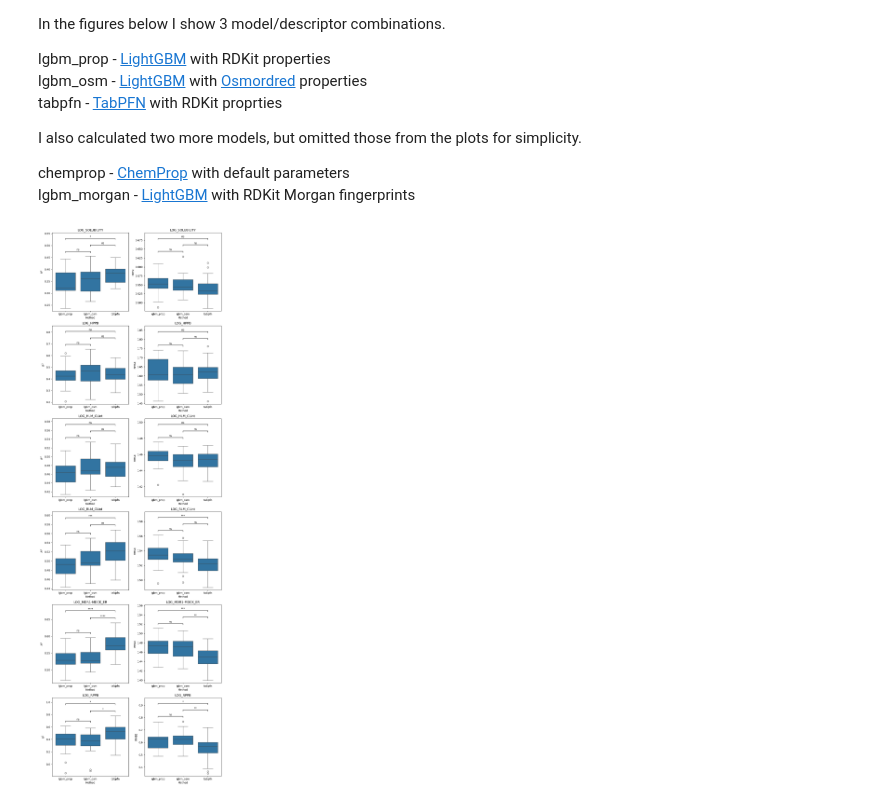
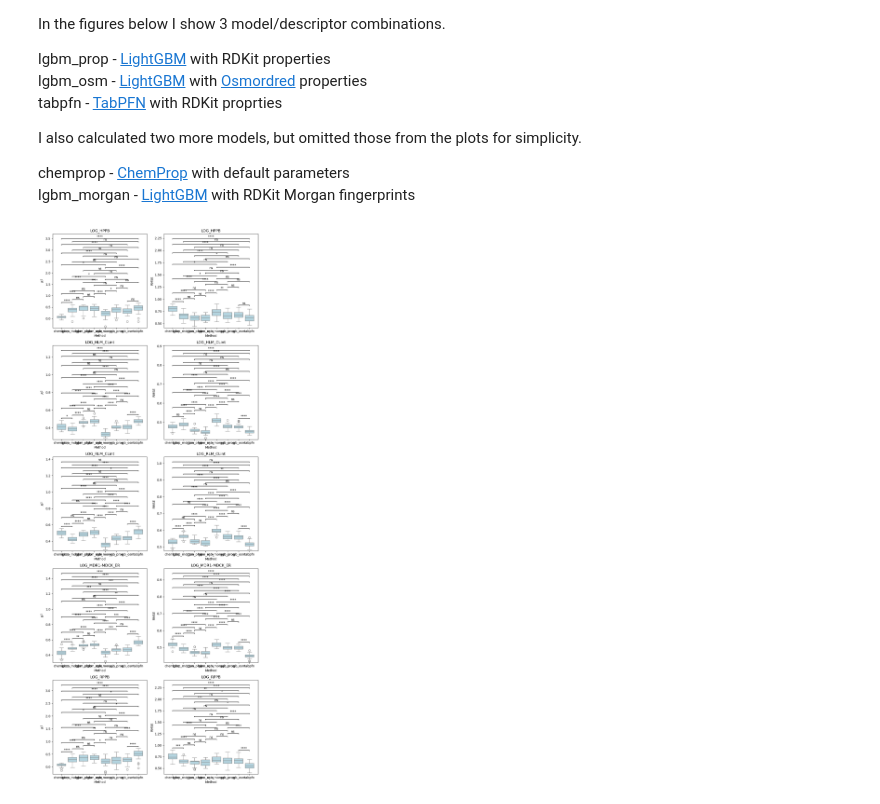
Before and after one commit to PatWalters/practical_cheminformatics_posts, a Jupyter notebook: adme_comparison/tukey_boxplot.ipynb, the cells around one changed output. Cells and saved outputs as stored; diff of their text form; code cells hidden in the pictures.

```diff
--- a/adme_comparison/tukey_boxplot.ipynb
+++ b/adme_comparison/tukey_boxplot.ipynb
@@ -70,7 +70,7 @@ def evaluate_hsd(df_in: pd.DataFrame, stat_col: str, method_col: str) -> None:
     print(hsd_res)
     _ = hsd_res.plot_simultaneous(figsize=(5, 3))
 
-def tukey_boxplot(df_in: pd.DataFrame, x_col: str, y_col: str, x_label: str, y_label: str, ax: plt.Axes, title: str = "") -> None:
+def tukey_boxplot(df_in: pd.DataFrame, x_col: str, y_col: str, x_label: str, y_label: str, ax: plt.Axes, title: str = "", hide_ns=False) -> None:
     """
     Create a boxplot with Tukey's Honestly Significant Difference (HSD) test annotations.
 
@@ -88,19 +88,27 @@ def tukey_boxplot(df_in: pd.DataFrame, x_col: str, y_col: str, x_label: str, y_l
     :type ax: plt.Axes
     :param title: The title of the plot.
     :type title: str
+    :param hide_ns: Don't show "ns" for non-significant comparison
+    :type hide_ns: bool
     :return: None
     :rtype: None
     """
     tukey = pairwise_tukeyhsd(endog=df_in[y_col], groups=df_in[x_col], alpha=0.05)
-    ax = sns.boxplot(x=x_col, y=y_col, data=df_in, ax=ax)
+    t_data = tukey._results_table.data
+    if hide_ns:
+        pairs = [(x[0],x[1]) for x in t_data[1:] if x[3] < 0.05]
+        p_vals = [x[3] for x in t_data[1:] if x[3] < 0.05]
+    else:
+        pairs = [(x[0],x[1]) for x in t_data[1:]]
+        p_vals = [x[3] for x in t_data[1:]]
+    ax = sns.boxplot(x=x_col, y=y_col, data=df_in, ax=ax,color="lightblue")
     ax.set_xlabel(x_label)
     ax.set_ylabel(y_label)
     ax.set_title(title)
-    pairs = [(x[0],x[1]) for x in tukey._results_table.data[1:]]
-    #pairs = list(itertools.combinations(df_in[x_col].unique(), 2))
-    annotator = Annotator(ax, pairs, data=df_in, x=x_col, y=y_col, verbose=False)
-    annotator.configure(text_format='star', loc='inside')
-    _ = annotator.set_pvalues_and_annotate(tukey.pvalues)
+    if True:
+        annotator = Annotator(ax, pairs, data=df_in, x=x_col, y=y_col, verbose=False)
+        annotator.configure(text_format='star', loc='inside')
+        _ = annotator.set_pvalues_and_annotate(p_vals)
 # %% [markdown]
 Compare molecular descriptors and ML models on the [Polaris biogen/adme-fang-v1](https://polarishub.io/datasets/biogen/adme-fang-v1) dataset.  Benchmark was run using the script **run_benchmark.py** in this repo.
 
@@ -116,21 +124,23 @@ chemprop - [ChemProp](https://chemprop.readthedocs.io/en/latest/) with default p
 lgbm_morgan - [LightGBM](https://lightgbm.readthedocs.io/en/latest/Python-Intro.html) with RDKit Morgan fingerprints
 # %%
 def main():
+    #method_list = ['lgbm_prop','xgb_prop','tabpfn']
+    method_list = ['chemprop', 'lgbm_morgan', 'lgbm_prop', 'lgbm_osm', 'xgb_morgan', 'xgb_prop', 'xgb_osm', 'tabpfn']
     #method_list = ["chemprop", "lgbm_morgan", "tabpfn","lgbm_prop","lgbm_osm"]
-    method_list = ["lgbm_prop","lgbm_osm","tabpfn"]
+    #method_list = ["lgbm_prop","lgbm_osm","tabpfn"]
     assay_list = [x.replace("_results.csv","") for x in glob("*results.csv")]
     figure, axes = plt.subplots(len(assay_list),2,figsize=(10,5*len(assay_list)))
     axes = axes.flatten()
     assay_list = [x.replace("_results.csv","") for x in glob("*results.csv")]
     for idx,assay_name in enumerate(assay_list):
         input_df = pd.read_csv(f"{assay_name}_results.csv")
         input_df = input_df[method_list+["dset","group","fold",assay_name]]
         test_df = input_df.query("dset == 'test' and group == 'random'")
         r2_melt_df, rmse_melt_df = get_stats(test_df,assay_name, method_list)
-        tukey_boxplot(r2_melt_df,"method", "r2", "Method", "$R^2$",axes[idx*2],assay_name)
-        tukey_boxplot(rmse_melt_df,"method", "rmse", "Method", "RMSE",axes[idx*2+1],assay_name)
+        tukey_boxplot(r2_melt_df,"method", "r2", "Method", "$R^2$",axes[idx*2],assay_name,hide_ns=False)
+        tukey_boxplot(rmse_melt_df,"method", "rmse", "Method", "RMSE",axes[idx*2+1],assay_name,hide_ns=False)
     plt.tight_layout()
 
 main()
 # %% [output]
-[figure, old version]
+[figure, new version]
```
Also changed, not shown: parts of 1 cell of this notebook, 7 other files.
